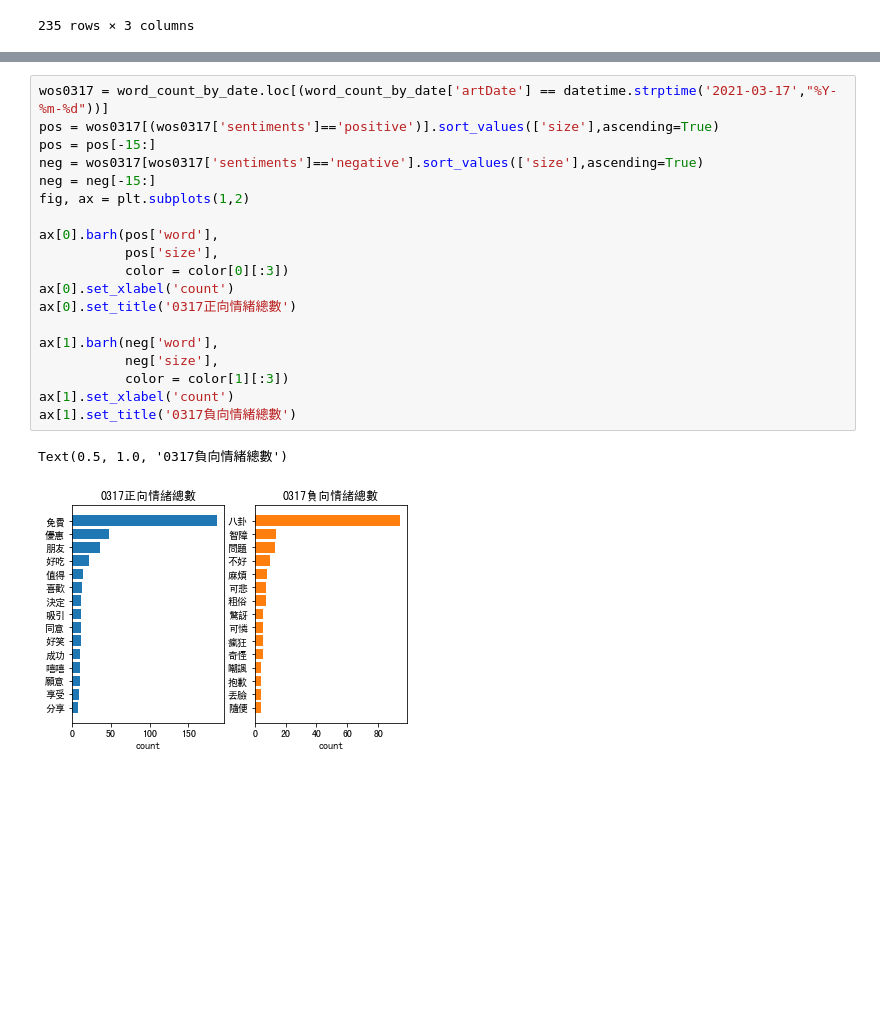
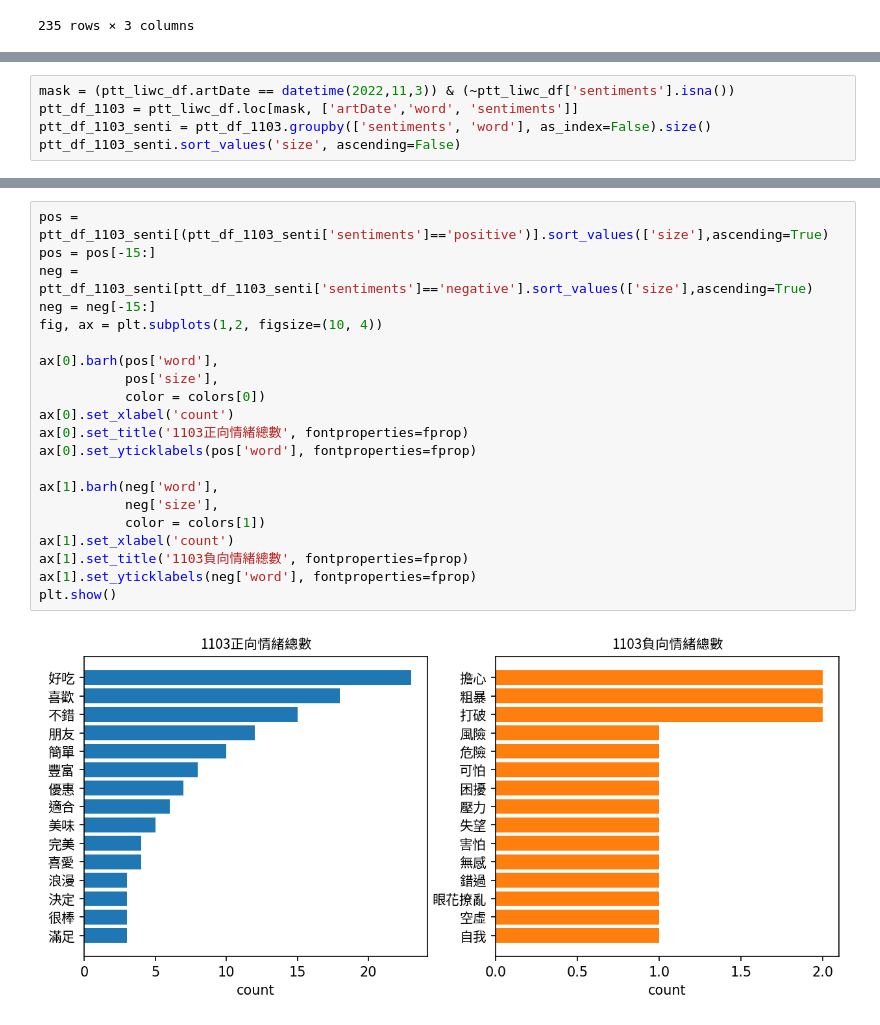
Before and after one commit to Text-Analytics-and-Retrieval/SMA_2023S, a Jupyter notebook: week4_sentiment_analysis/week4_sentiment_zh.ipynb, the cells around one changed output, grey strips where cells are left out. Drawn from its saved outputs; the diff is of its cells as text; blank space fills up the shorter version.

Commit message:
add sentiment values

```diff
--- a/week4_sentiment_analysis/week4_sentiment_zh.ipynb
+++ b/week4_sentiment_analysis/week4_sentiment_zh.ipynb
@@ -431,0 +404,5 @@ word_count_by_date
+# %%
+mask = (ptt_liwc_df.artDate == datetime(2022,11,3)) & (~ptt_liwc_df['sentiments'].isna())
+ptt_df_1103 = ptt_liwc_df.loc[mask, ['artDate','word', 'sentiments']]
+ptt_df_1103_senti = ptt_df_1103.groupby(['sentiments', 'word'], as_index=False).size()
+ptt_df_1103_senti.sort_values('size', ascending=False)
@@ -432,22 +423,23 @@ word_count_by_date
 # %%
-wos0317 = word_count_by_date.loc[(word_count_by_date['artDate'] == datetime.strptime('2021-03-17',"%Y-%m-%d"))]
-pos = wos0317[(wos0317['sentiments']=='positive')].sort_values(['size'],ascending=True)
+pos = ptt_df_1103_senti[(ptt_df_1103_senti['sentiments']=='positive')].sort_values(['size'],ascending=True)
 pos = pos[-15:]
-neg = wos0317[wos0317['sentiments']=='negative'].sort_values(['size'],ascending=True)
+neg = ptt_df_1103_senti[ptt_df_1103_senti['sentiments']=='negative'].sort_values(['size'],ascending=True)
 neg = neg[-15:]
-fig, ax = plt.subplots(1,2)
+fig, ax = plt.subplots(1,2, figsize=(10, 4))
 
 ax[0].barh(pos['word'],
            pos['size'],
-           color = color[0][:3])
+           color = colors[0])
 ax[0].set_xlabel('count')
-ax[0].set_title('0317正向情緒總數')
+ax[0].set_title('1103正向情緒總數', fontproperties=fprop)
+ax[0].set_yticklabels(pos['word'], fontproperties=fprop)
 
 ax[1].barh(neg['word'],
            neg['size'],
-           color = color[1][:3])
+           color = colors[1])
 ax[1].set_xlabel('count')
-ax[1].set_title('0317負向情緒總數')
+ax[1].set_title('1103負向情緒總數', fontproperties=fprop)
+ax[1].set_yticklabels(neg['word'], fontproperties=fprop)
+plt.show()
 # %% [output]
-Text(0.5, 1.0, '0317負向情緒總數')
-[figure, old version]
+[figure, new version]
```
Also changed, not shown: parts of 19 cells of this notebook, 2 other files.
